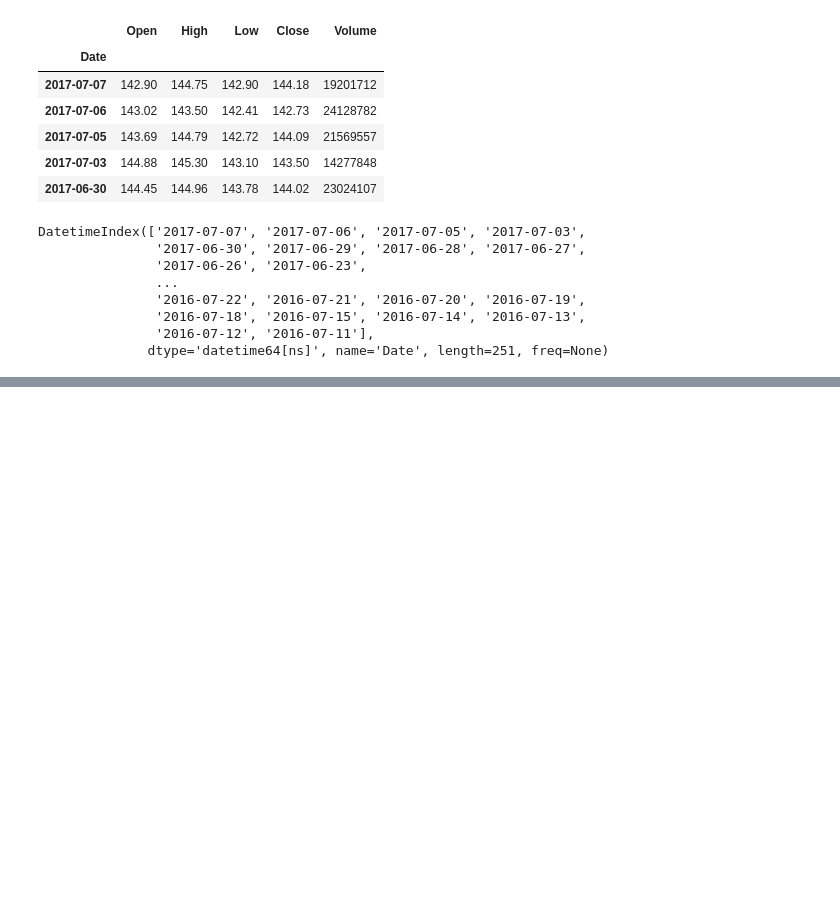
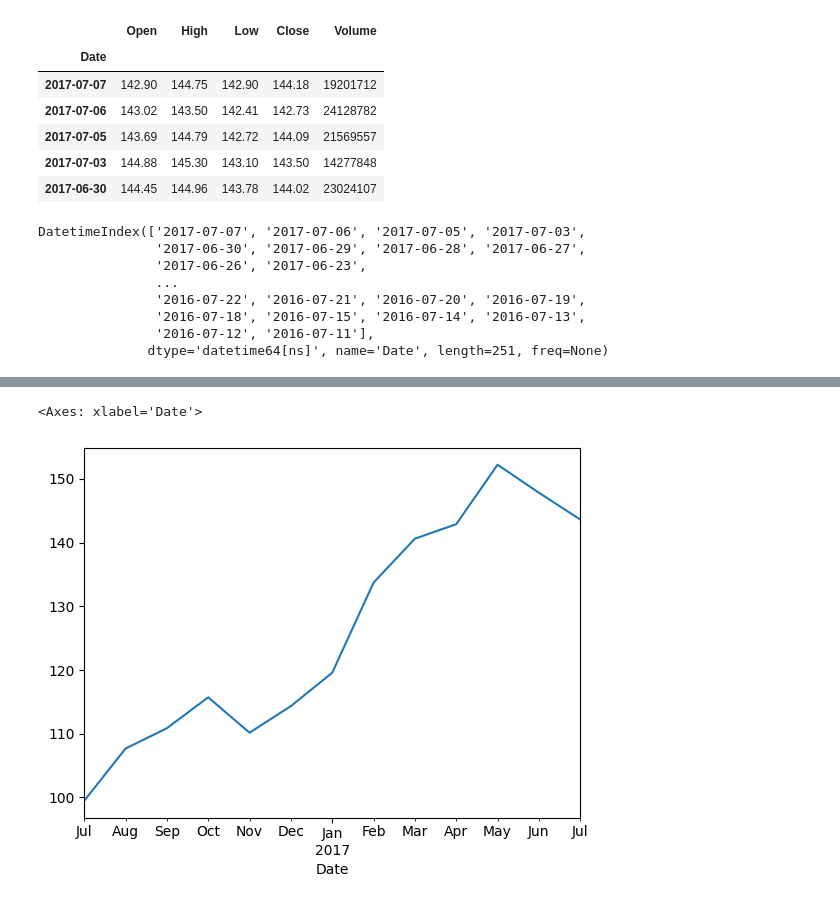
Before and after one commit to kaziH436/Time-Series-Analysis, a Jupyter notebook: time-series.ipynb, the cells around one changed output, grey strips where cells are left out. Cells and saved outputs as stored; diff of their text form; code cells hidden in the pictures; blank space fills up the shorter version.

```diff
--- a/time-series.ipynb
+++ b/time-series.ipynb
@@ -49,0 +42,5 @@ DatetimeIndex(['2017-07-07', '2017-07-06', '2017-07-05', '2017-07-03',
+# %%
+df.Close.resample('M').mean().plot()
+# %% [output]
+<Axes: xlabel='Date'>
+[figure, added]
```
Also changed, not shown: parts of 4 cells of this notebook.
